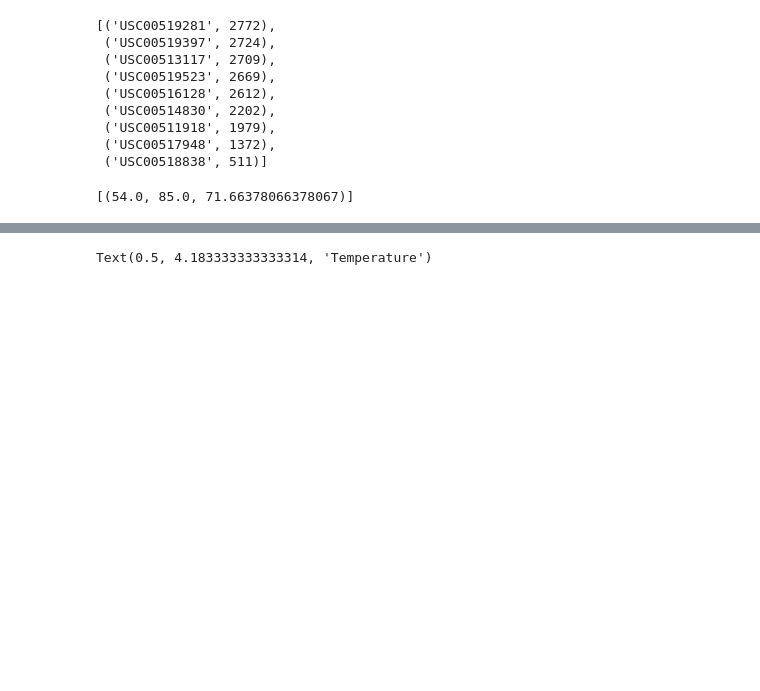
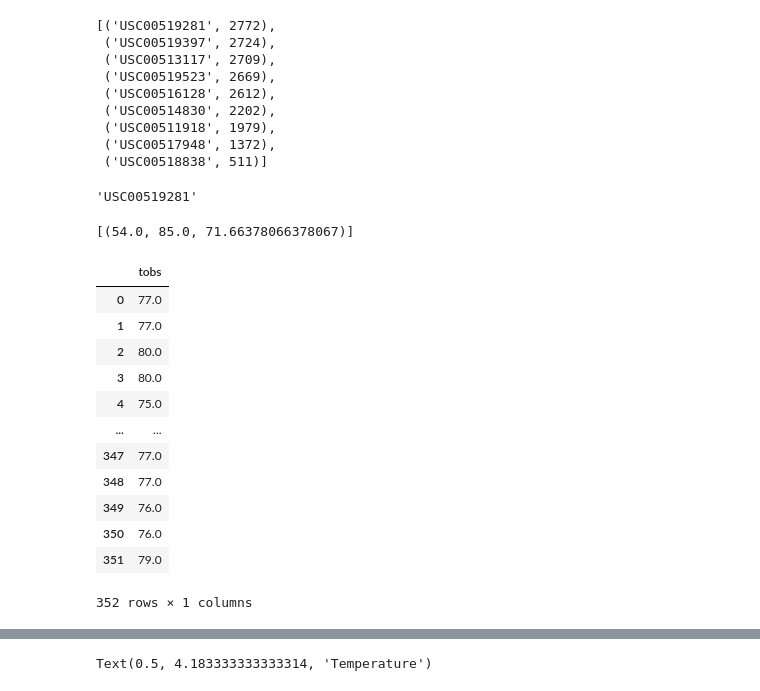
Before and after one commit to MarkOlsonMN/sqlalchemy-challenge, a Jupyter notebook: SurfsUp/climate_analysis.ipynb, the cells around one changed output, grey strips where cells are left out. Saved outputs shown, nothing was run; the diff lists cells and outputs as text; code cells hidden in the pictures; blank space fills up the shorter version.

```diff
--- a/SurfsUp/climate_analysis.ipynb
+++ b/SurfsUp/climate_analysis.ipynb
@@ -439,5 +511,56 @@ USC00518838,511
  ('USC00518838', 511)]
 # %%
 # Using the most active station id from the previous query, calculate the lowest, highest, and average temperature.
+most_active_station_id = station_activity[0][0]
+most_active_station_id
 # %% [output]
-[(54.0, 85.0, 71.66378066378067)]
+'USC00519281'
+# %%
+# Using the most active station id from the previous query, calculate the lowest, highest, and average temperature.
+
+
+# station_activity = session.query(Measurement.station, func.count(Measurement.station)).\
+#     group_by(Measurement.station).\
+#     order_by(func.count(Measurement.station).desc())\
+#     .all()
+
+ # Measurement.station,\
+summary_station_activity = session.query(\
+    func.min(Measurement.tobs),\
+    func.max(Measurement.tobs),\
+    func.avg(Measurement.tobs)).\
+    filter(Measurement.station == most_active_station_id).\
+    all()
+
+summary_station_activity
+# %% [output]
+[(54.0, 85.0, 71.66378066378067)]
+# %%
+# Using the most active station id
+# Query the last 12 months of temperature observation data for this station and plot the results as a histogram
+
+
+ # Measurement.station,\
+full_station_activity = session.query(\
+    Measurement.tobs).\
+    filter(Measurement.station == most_active_station_id).\
+    filter(Measurement.date >= one_year_earlier_string).\
+    all()
+
+full_station_activity_df = pd.DataFrame(full_station_activity)
+
+full_station_activity_df
+# %% [output]
+|  | tobs |
+| 0 | 77.0 |
+| 1 | 77.0 |
+| 2 | 80.0 |
+| 3 | 80.0 |
+| 4 | 75.0 |
+| ... | ... |
+| 347 | 77.0 |
+| 348 | 77.0 |
+| 349 | 76.0 |
+| 350 | 76.0 |
+| 351 | 79.0 |
+352 rows × 1 columns
```
Also changed, not shown: parts of 13 cells of this notebook.
